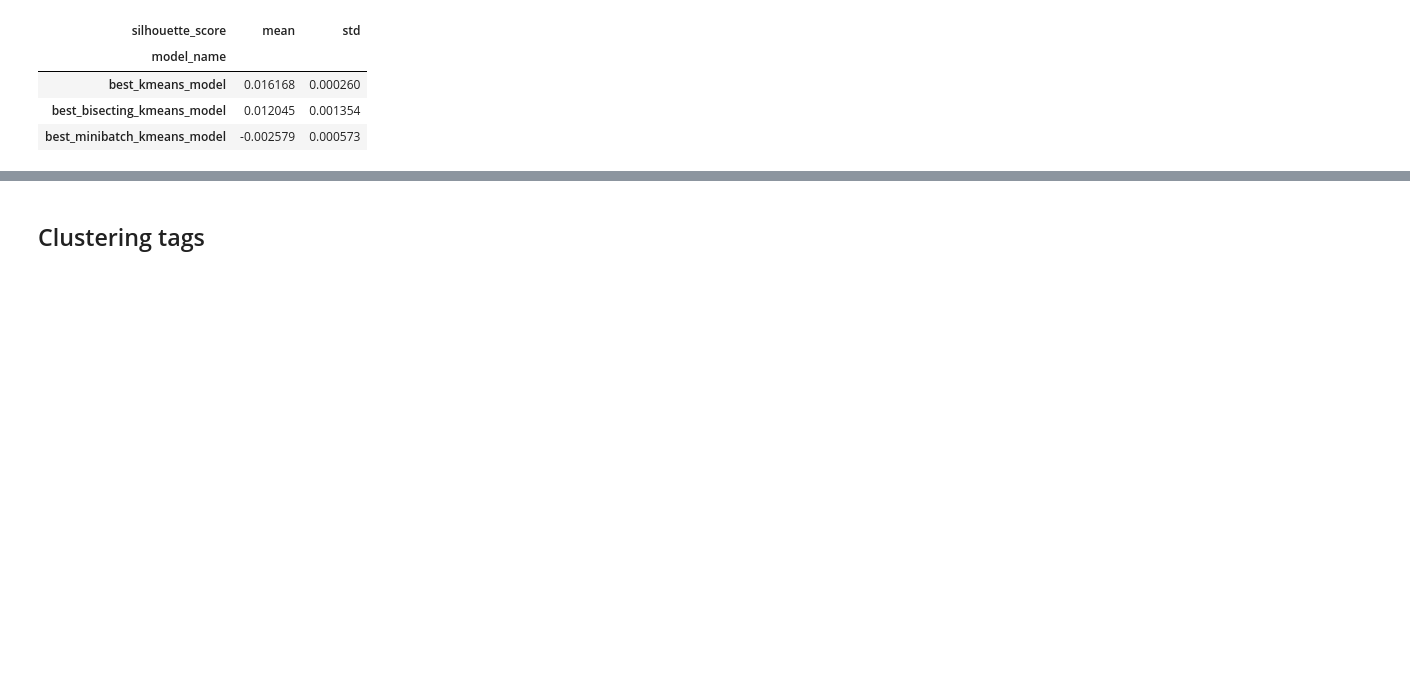
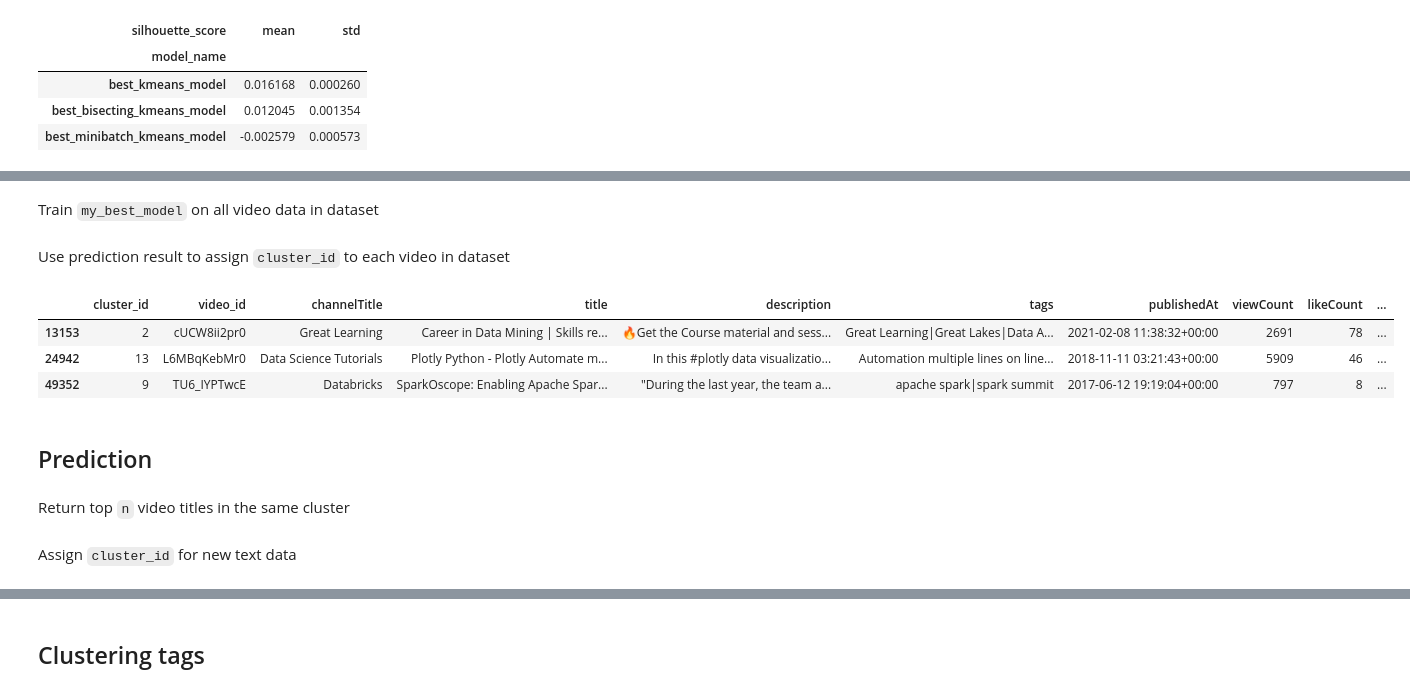
Before and after one commit to BaoDias2505/FinalProject_Introduction-to-data-science, a Jupyter notebook: notebooks/04-Data_modelling.ipynb, the cells around one changed output, grey strips where cells are left out. Saved outputs shown, nothing was run; the diff lists cells and outputs as text; code cells hidden in the pictures; blank space fills up the shorter version.

Commit message:
use model to create simple "recommendation system"

```diff
--- a/notebooks/04-Data_modelling.ipynb
+++ b/notebooks/04-Data_modelling.ipynb
@@ -482,0 +511,3 @@ eval_results
+# %%
+# Optimize the model
+my_best_model.n_init = 10
@@ -482,0 +527,38 @@ eval_results
+# %% [markdown]
+Train `my_best_model` on all video data in dataset
+# %%
+# Combine train, validation and test data
+all_video_data = pd.concat((train_data, valid_data, test_data), axis=0)
+
+# Convert text to numerical data using TF-IDF
+data = vectorizer.transform(all_video_data)
+
+# Train the model on all data
+my_best_model.fit(data)
+
+# Get the labels (cluster_id) of all data
+labels = my_best_model.predict(data)
+# ~ 3min
+# %% [markdown]
+Use prediction result to assign `cluster_id` to each video in dataset
+# %%
+video_cluster_df = pd.DataFrame({
+    'index': all_video_data.index,
+    'cluster_id': labels
+})
+# %%
+merged_df = pd.merge(left=video_cluster_df, right=clean_df,
+                     how='inner', left_on='index', right_index=True)
+merged_df.drop(columns=['index'], inplace=True)
+# %%
+# TEST
+merged_df.sample(3)
+# %% [output]
+|  | cluster_id | video_id | channelTitle | title | description | tags | publishedAt | viewCount | likeCount | ... |
+| 13153 | 2 | cUCW8ii2pr0 | Great Learning | Career in Data Mining | Skills re... | 🔥Get the Course material and sess... | Great Learning|Great Lakes|Data A... | 2021-02-08 11:38:32+00:00 | 2691 | 78 | ... |
+| 24942 | 13 | L6MBqKebMr0 | Data Science Tutorials | Plotly Python - Plotly Automate m... | In this #plotly data visualizatio... | Automation multiple lines on line... | 2018-11-11 03:21:43+00:00 | 5909 | 46 | ... |
+| 49352 | 9 | TU6_IYPTwcE | Databricks | SparkOscope: Enabling Apache Spar... | "During the last year, the team a... | apache spark|spark summit | 2017-06-12 19:19:04+00:00 | 797 | 8 | ... |
+# %% [markdown]
+## Prediction
+# %% [markdown]
+Return top `n` video titles in the same cluster
@@ -482,0 +604,2 @@ eval_results
+# %% [markdown]
+Assign `cluster_id` for new text data
```
Also changed, not shown: parts of 22 cells of this notebook.
